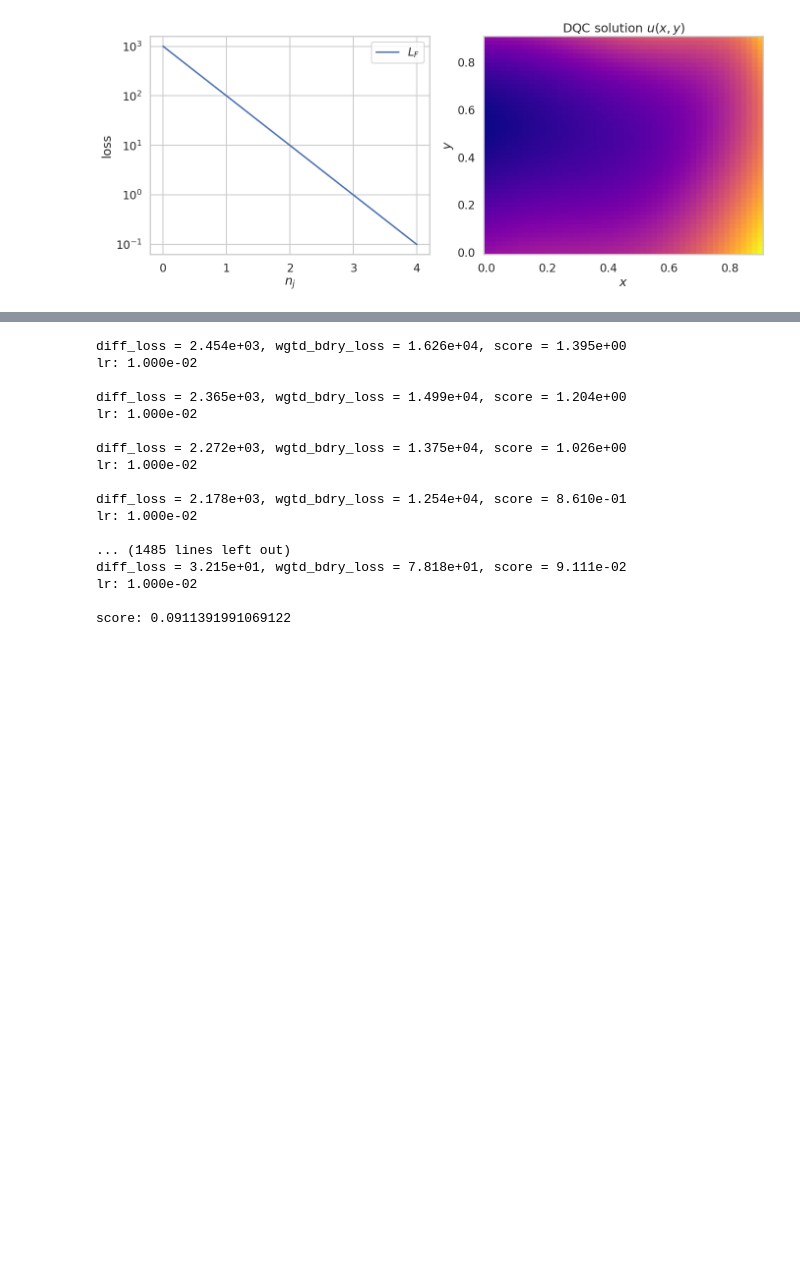
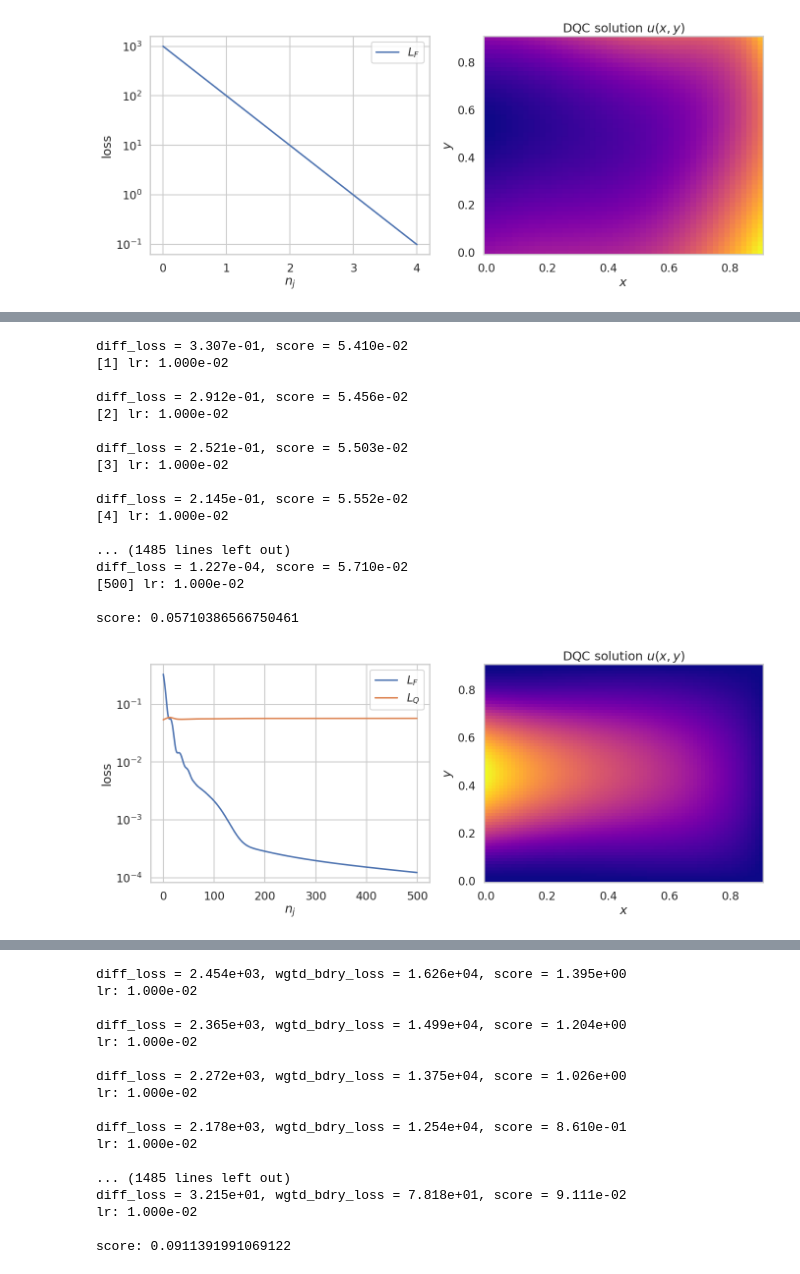
Before and after one commit to sushantpadha/intro_to_qml, a Jupyter notebook: week4/main.ipynb, the cells around one changed output, grey strips where cells are left out. Drawn from its saved outputs; the diff is of its cells as text; code cells hidden in the pictures; blank space fills up the shorter version.

```diff
--- a/week4/main.ipynb
+++ b/week4/main.ipynb
@@ -431,0 +492,45 @@ plot_result([np.array([1e3, 1e2, 1e1, 1e0, 1e-1])], f_xy_pinned);
+# %%
+# [using 72 pts] N = 6, D = [6, 1], epochs = 500, mode = hc, k = 1.5, score = 0.057, time = 32m
+# poorer optimization and slower convergence
+
+n_qubits = 6
+depth = [6, 1]
+n_epochs = 500
+mode = 'hc'
+k = 1.5
+cost_obs = qd.hamiltonian_factory(n_qubits, detuning=qd.Z)
+lr = 0.01
+
+model, *extra = get_qnn_model(n_qubits=n_qubits, depth=depth, cost_obs=cost_obs,)
+loss_fn = create_loss_fn(model=model, mode=mode, boundary_loss_weight=boundary_loss_weight,)
+loss_hist, score_hist = train_model(model=model, n_epochs=n_epochs, lr=lr, loss_fn=loss_fn)
+
+# Final loss
+if mode == 'hc':
+    f_xy = hc_trial_fn(model(test_inputs)).detach().detach()
+if mode == 'pinned':
+     f_xy = (model(test_inputs)).detach()
+u_xy = solution
+score = torch.nn.MSELoss()(u_xy, f_xy).item()
+print(f"score:", score)
+
+plot_result((loss_hist, score_hist), f_xy);
+# %% [output]
+diff_loss = 3.307e-01, score = 5.410e-02
+[1] lr: 1.000e-02
+
+diff_loss = 2.912e-01, score = 5.456e-02
+[2] lr: 1.000e-02
+
+diff_loss = 2.521e-01, score = 5.503e-02
+[3] lr: 1.000e-02
+
+diff_loss = 2.145e-01, score = 5.552e-02
+[4] lr: 1.000e-02
+
+... (1485 lines left out)
+diff_loss = 1.227e-04, score = 5.710e-02
+[500] lr: 1.000e-02
+
+score: 0.05710386566750461
+[figure, added]
```
Also changed, not shown: parts of 16 cells of this notebook.
